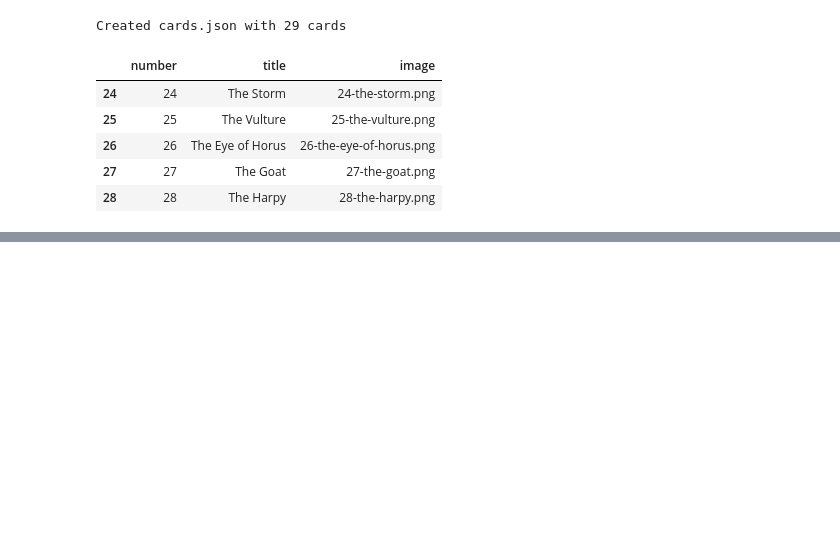
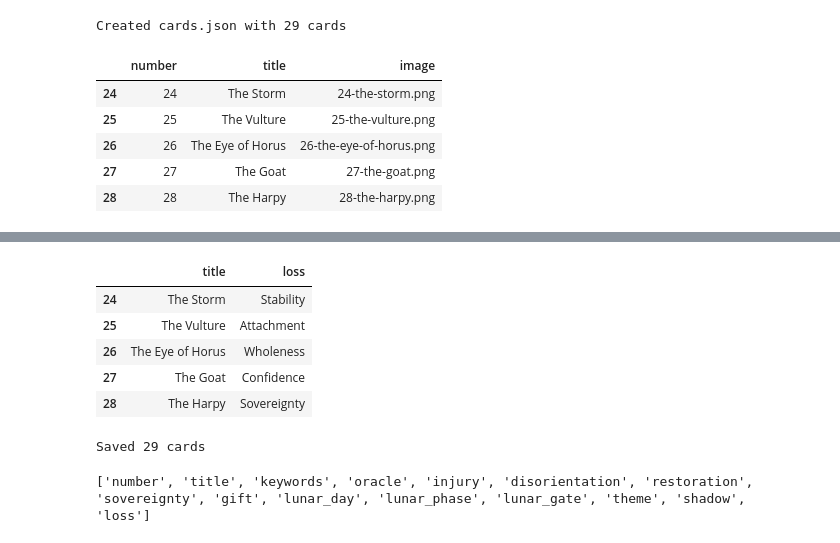
Before and after one commit to Dark-Folio-Press/The-Oracle-Of-Harpies, a Jupyter notebook: notebooks/harpies_deck.ipynb, the cells around one changed output, grey strips where cells are left out. Saved outputs shown, nothing was run; the diff lists cells and outputs as text; code cells hidden in the pictures; blank space fills up the shorter version.

```diff
--- a/notebooks/harpies_deck.ipynb
+++ b/notebooks/harpies_deck.ipynb
@@ -695,0 +774,33 @@ cards[["number","title","image"]].tail()
+# %%
+cards = pd.read_csv("harpy_cards.csv")
+
+cards[["title","loss"]].tail()
+# %% [output]
+|  | title | loss |
+| 24 | The Storm | Stability |
+| 25 | The Vulture | Attachment |
+| 26 | The Eye of Horus | Wholeness |
+| 27 | The Goat | Confidence |
+| 28 | The Harpy | Sovereignty |
+# %%
+import pandas as pd
+
+cards = pd.read_csv("harpy_cards.csv")
+
+cards.to_json(
+    "harpy_cards.json",
+    orient="records",
+    indent=2
+)
+
+print("Saved", len(cards), "cards")
+# %% [output]
+Saved 29 cards
+# %%
+import pandas as pd
+
+cards = pd.read_csv("harpy_cards.csv")
+
+print(cards.columns.tolist())
+# %% [output]
+['number', 'title', 'keywords', 'oracle', 'injury', 'disorientation', 'restoration', 'sovereignty', 'gift', 'lunar_day', 'lunar_phase', 'lunar_gate', 'theme', 'shadow', 'loss']
```
Also changed, not shown: parts of 24 cells of this notebook, 6 other files.
